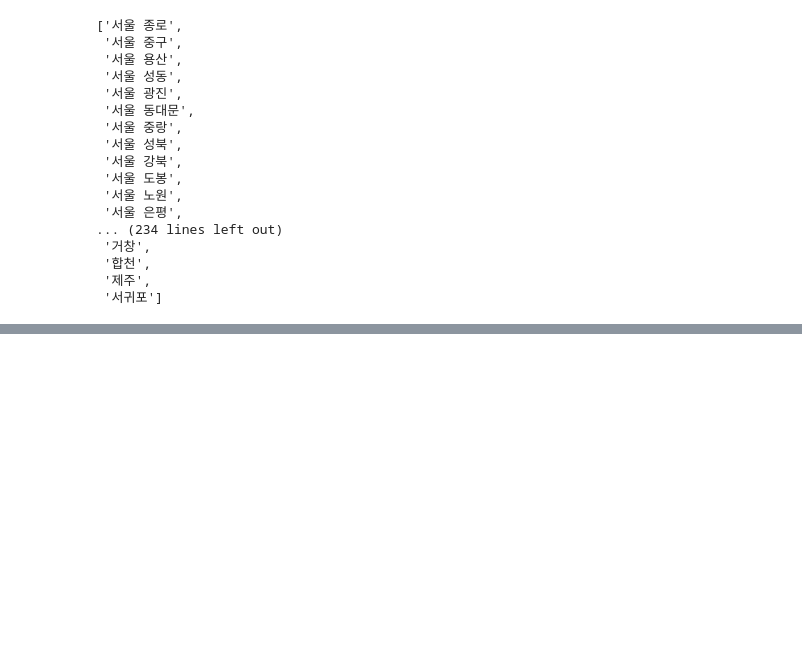
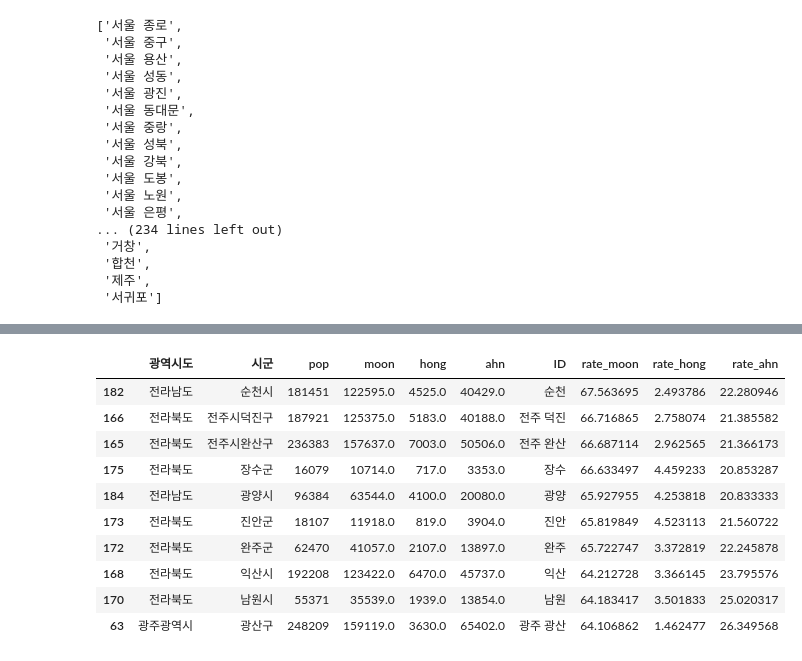
Before and after one commit to alstn2468/python-data-science, a Jupyter notebook: source_code/Chapter_6_Election_Result.ipynb, the cells around one changed output, grey strips where cells are left out. Saved outputs shown, nothing was run; the diff lists cells and outputs as text; code cells hidden in the pictures; blank space fills up the shorter version.

Commit message:
Add Election Result Rate

```diff
--- a/source_code/Chapter_6_Election_Result.ipynb
+++ b/source_code/Chapter_6_Election_Result.ipynb
@@ -216,3 +216,6 @@ ID_candi
  '합천',
  '제주',
  '서귀포']
+# %%
+election_result['ID'] = ID_candi
+election_result.head(10)
@@ -218,0 +234,5 @@ ID_candi
+# %%
+election_result[['rate_moon', 'rate_hong', 'rate_ahn']] = \
+                election_result[['moon', 'hong', 'ahn']].div(election_result['pop'], axis = 0)
+election_result[['rate_moon', 'rate_hong', 'rate_ahn']] *= 100
+election_result.head()
@@ -218,0 +246,14 @@ ID_candi
+# %%
+election_result.sort_values(['rate_moon'], ascending = False).head(10)
+# %% [output]
+|  | 광역시도 | 시군 | pop | moon | hong | ahn | ID | rate_moon | rate_hong | rate_ahn |
+| 182 | 전라남도 | 순천시 | 181451 | 122595.0 | 4525.0 | 40429.0 | 순천 | 67.563695 | 2.493786 | 22.280946 |
+| 166 | 전라북도 | 전주시덕진구 | 187921 | 125375.0 | 5183.0 | 40188.0 | 전주 덕진 | 66.716865 | 2.758074 | 21.385582 |
+| 165 | 전라북도 | 전주시완산구 | 236383 | 157637.0 | 7003.0 | 50506.0 | 전주 완산 | 66.687114 | 2.962565 | 21.366173 |
+| 175 | 전라북도 | 장수군 | 16079 | 10714.0 | 717.0 | 3353.0 | 장수 | 66.633497 | 4.459233 | 20.853287 |
+| 184 | 전라남도 | 광양시 | 96384 | 63544.0 | 4100.0 | 20080.0 | 광양 | 65.927955 | 4.253818 | 20.833333 |
+| 173 | 전라북도 | 진안군 | 18107 | 11918.0 | 819.0 | 3904.0 | 진안 | 65.819849 | 4.523113 | 21.560722 |
+| 172 | 전라북도 | 완주군 | 62470 | 41057.0 | 2107.0 | 13897.0 | 완주 | 65.722747 | 3.372819 | 22.245878 |
+| 168 | 전라북도 | 익산시 | 192208 | 123422.0 | 6470.0 | 45737.0 | 익산 | 64.212728 | 3.366145 | 23.795576 |
+| 170 | 전라북도 | 남원시 | 55371 | 35539.0 | 1939.0 | 13854.0 | 남원 | 64.183417 | 3.501833 | 25.020317 |
+| 63 | 광주광역시 | 광산구 | 248209 | 159119.0 | 3630.0 | 65402.0 | 광주 광산 | 64.106862 | 1.462477 | 26.349568 |
```
Also changed, not shown: parts of 5 cells of this notebook.
